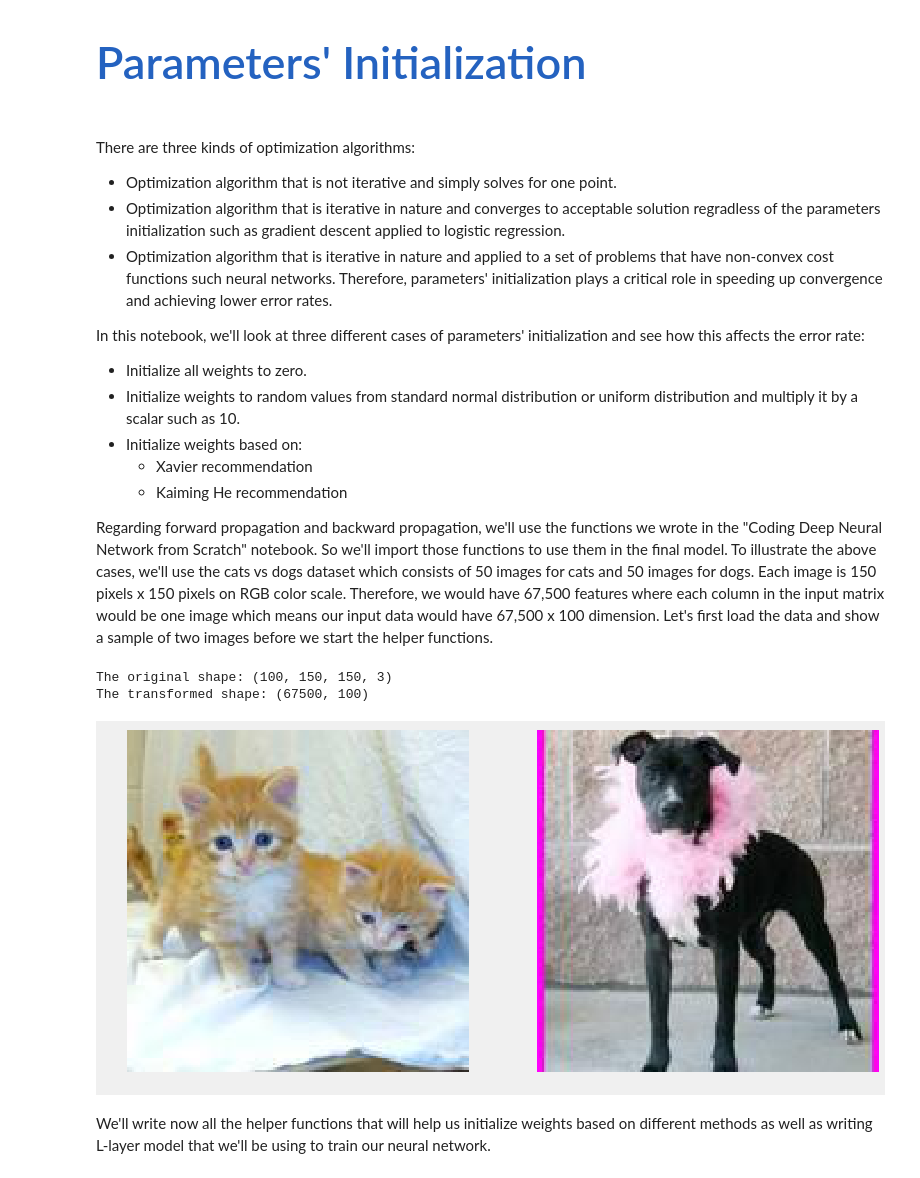
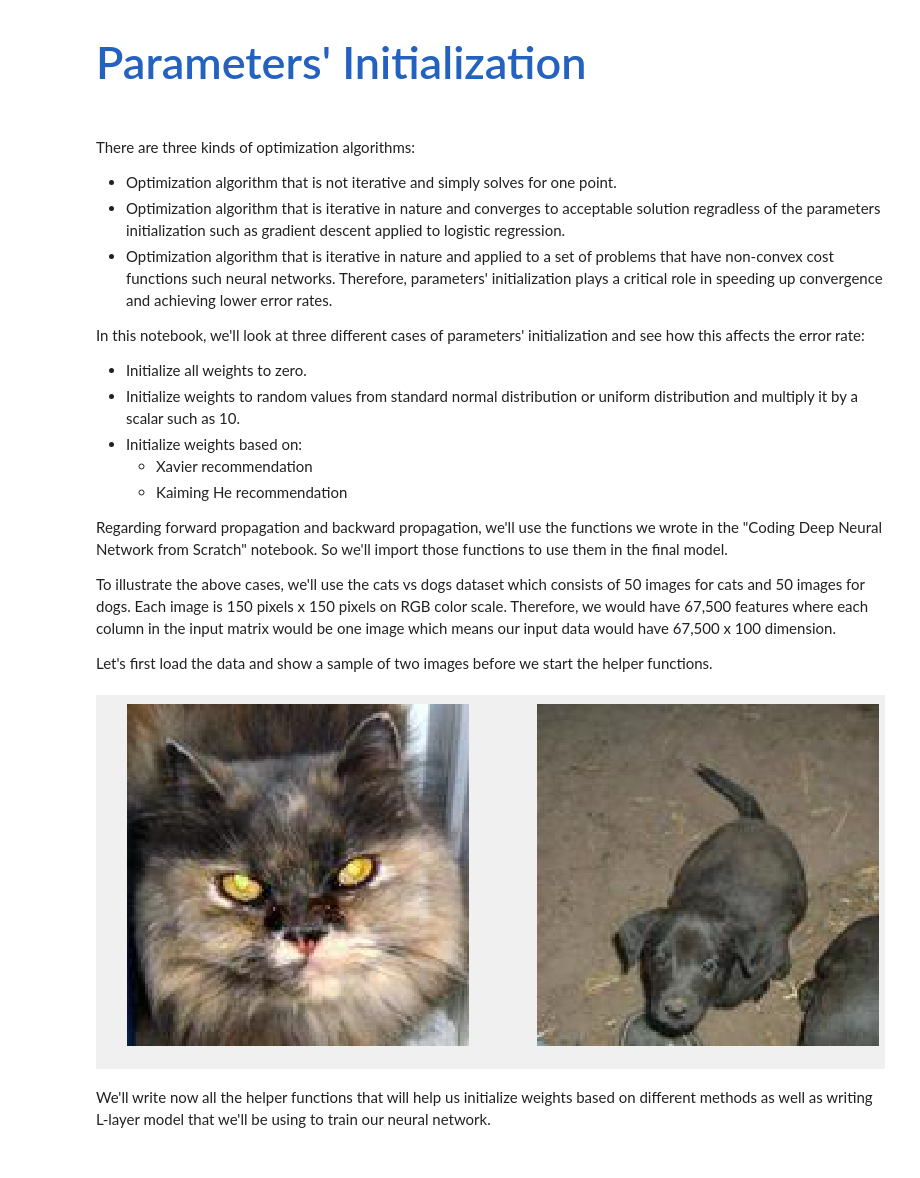
Before and after one commit to ImadDabbura/Deep-Learning, a Jupyter notebook: notebooks/Parameters-Initialization.ipynb, the cells around one changed output. Drawn from its saved outputs; the diff is of its cells as text; code cells hidden in the pictures.

Commit message:
Used load_dataset_catvsdog function in Parameters-Initialization notebook

```diff
--- a/notebooks/Parameters-Initialization.ipynb
+++ b/notebooks/Parameters-Initialization.ipynb
@@ -16,7 +16,10 @@ In this notebook, we'll look at three different cases of parameters' initializat
     - Kaiming He recommendation
 
 Regarding forward propagation and backward propagation, we'll use the functions we wrote in the "Coding Deep Neural Network from Scratch" notebook. So we'll import those functions to use them in the final model.
-To illustrate the above cases, we'll use the cats vs dogs dataset which consists of 50 images for cats and 50 images for dogs. Each image is 150 pixels x 150 pixels on RGB color scale. Therefore, we would have 67,500 features where each column in the input matrix would be one image which means our input data would have 67,500 x 100 dimension. Let's first load the data and show a sample of two images before we start the helper functions.
+
+To illustrate the above cases, we'll use the cats vs dogs dataset which consists of 50 images for cats and 50 images for dogs. Each image is 150 pixels x 150 pixels on RGB color scale. Therefore, we would have 67,500 features where each column in the input matrix would be one image which means our input data would have 67,500 x 100 dimension.
+
+Let's first load the data and show a sample of two images before we start the helper functions.
 # %%
 # Loading packages
 import os as os
@@ -30,58 +42,22 @@ import seaborn as sns
 sns.set_context("notebook")
 plt.style.use("fivethirtyeight")
 plt.rcParams['figure.figsize'] = (12, 6)
-# %%
-# set up the path
-os.chdir("../data/")
-
-# get all file names to iterate over all of them
-image_list_names = os.listdir()[1:]
-
-# loading images
-X = []
-
-for img in image_list_names:
-    if img.startswith("."):
-        pass
-
-    else:
-        temp = np.array(plt.imread(img))
-        X.append(temp)
-
-# convert to numpy array
-X = np.array(X)
-print("The original shape: {}".format(X.shape))
-# show a sample of of a cat and a dog image
-index_cat = 10; index_dog = 70
-plt.subplot(1, 2, 1)
-plt.imshow(X[index_cat])
-plt.axis("off")
-plt.subplot(1, 2, 2)
-plt.imshow(X[index_dog])
-plt.axis("off");
-
-# Derive true label vector
-Y = np.zeros((1, 100))
-
-for i, img in enumerate(image_list_names):
-    if img.startswith("cat"):
-        Y[:, i] = 1
-
-    elif img.startswith("dog"):
-        Y[:, i] = 0
-
-# reshape X
-num_pix = X.shape[1]
-m = X.shape[0]
-X = X.reshape(m, -1).T
-print("The transformed shape: {}".format(X.shape))
-
-# standarize the data
-X = X / 255
-# %% [output]
-The original shape: (100, 150, 150, 3)
-The transformed shape: (67500, 100)
-[figure, removed]
+# %%
+X, Y = load_dataset_catvsdog("../data")
+
+# show a sample of of a cat and a dog image
+index_cat = np.argmax(Y); index_dog = np.argmin(Y)
+plt.subplot(1, 2, 1)
+plt.imshow(X[:, index_cat].reshape(150, 150, 3))
+plt.axis("off")
+plt.subplot(1, 2, 2)
+plt.imshow(X[:, index_dog].reshape(150, 150, 3))
+plt.axis("off");
+
+# standarize the data
+X = X / 255
+# %% [output]
+[figure, added]
 # %% [markdown]
 We'll write now all the helper functions that will help us initialize weights based on different methods as well as writing L-layer model that we'll be using to train our neural network.
 # %%
```
Also changed, not shown: parts of 7 cells of this notebook, 1 other file.
